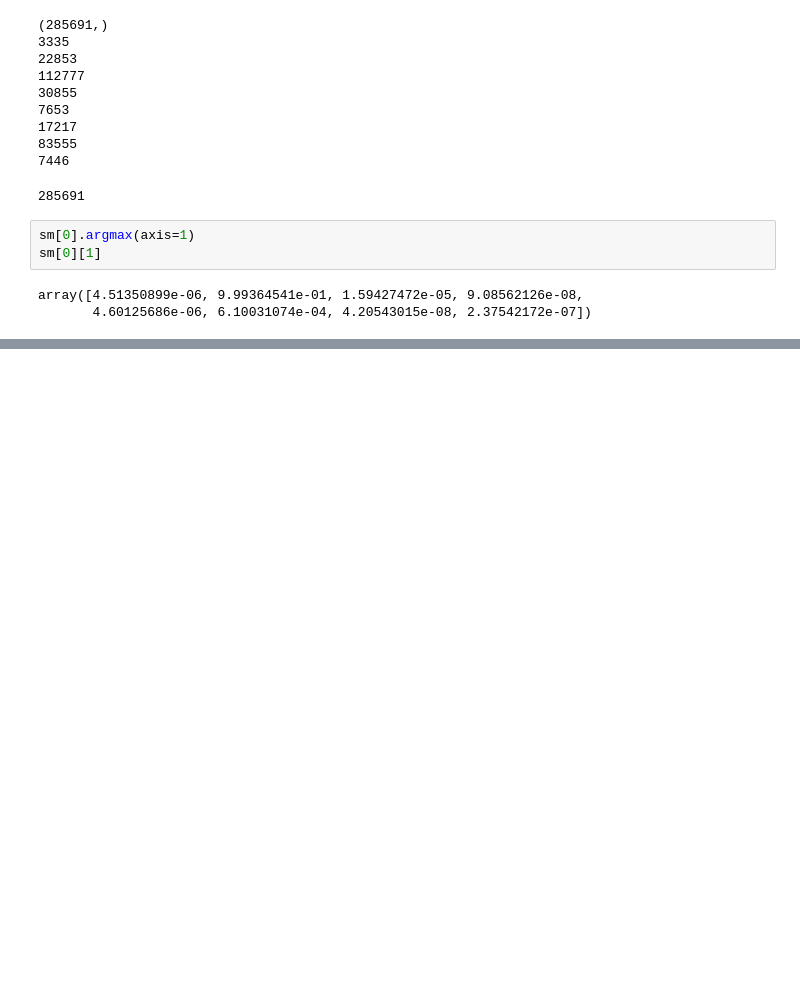
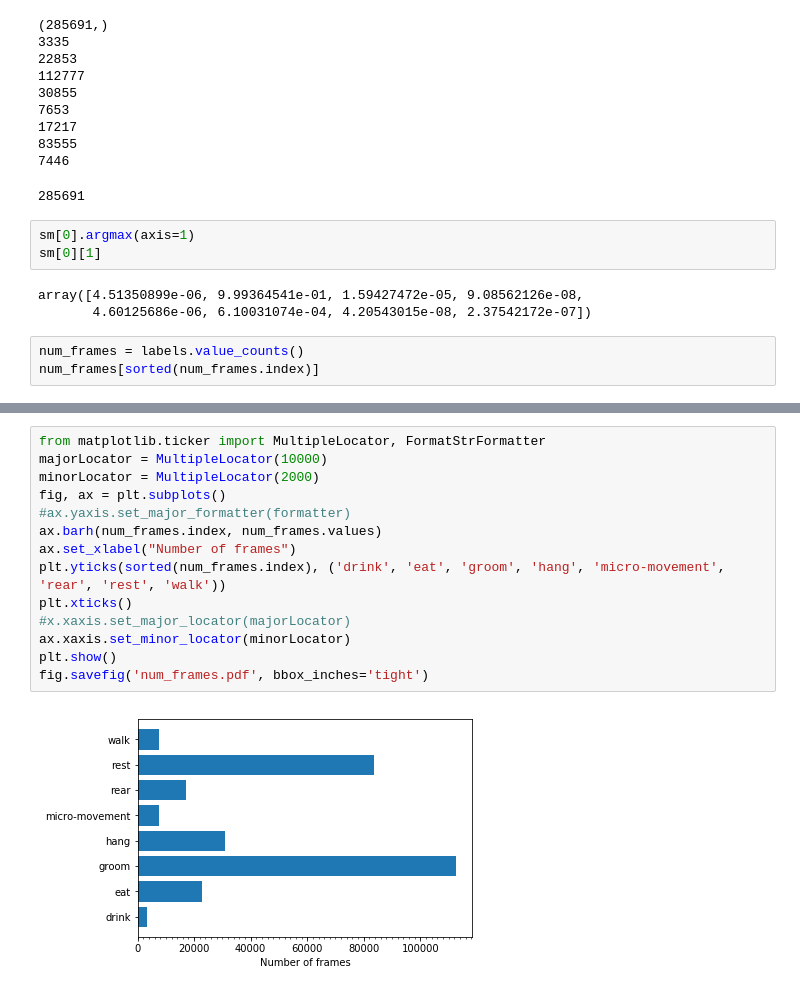
Before and after one commit to giangnn-bkace/result-analysis, a Jupyter notebook: analysis.ipynb, the cells around one changed output, grey strips where cells are left out. Saved outputs shown, nothing was run; the diff lists cells and outputs as text; blank space fills up the shorter version.

```diff
--- a/analysis.ipynb
+++ b/analysis.ipynb
@@ -102,3 +102,6 @@ sm[0][1]
 # %% [output]
 array([4.51350899e-06, 9.99364541e-01, 1.59427472e-05, 9.08562126e-08,
        4.60125686e-06, 6.10031074e-04, 4.20543015e-08, 2.37542172e-07])
+# %%
+num_frames = labels.value_counts()
+num_frames[sorted(num_frames.index)]
@@ -104,0 +118,16 @@ array([4.51350899e-06, 9.99364541e-01, 1.59427472e-05, 9.08562126e-08,
+# %%
+from matplotlib.ticker import MultipleLocator, FormatStrFormatter
+majorLocator = MultipleLocator(10000)
+minorLocator = MultipleLocator(2000)
+fig, ax = plt.subplots()
+#ax.yaxis.set_major_formatter(formatter)
+ax.barh(num_frames.index, num_frames.values)
+ax.set_xlabel("Number of frames")
+plt.yticks(sorted(num_frames.index), ('drink', 'eat', 'groom', 'hang', 'micro-movement', 'rear', 'rest', 'walk'))
+plt.xticks()
+#x.xaxis.set_major_locator(majorLocator)
+ax.xaxis.set_minor_locator(minorLocator)
+plt.show()
+fig.savefig('num_frames.pdf', bbox_inches='tight')
+# %% [output]
+[figure, added]
```
Also changed, not shown: parts of 1 cell of this notebook.
